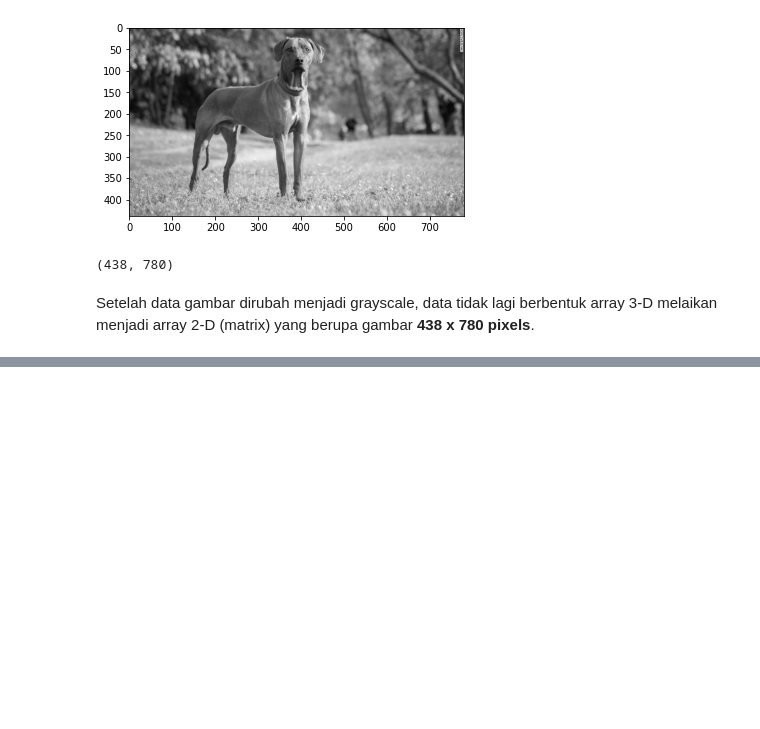
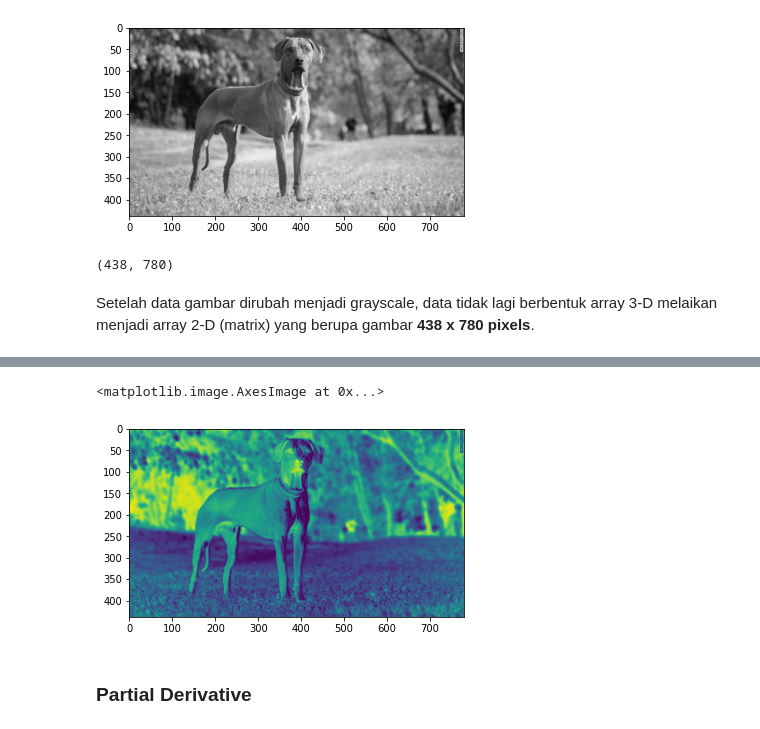
Before and after one commit to Penzragon/h8dsft_P0W2, a Jupyter notebook: script.ipynb, the cells around one changed output, grey strips where cells are left out. Saved outputs shown, nothing was run; the diff lists cells and outputs as text; code cells hidden in the pictures; blank space fills up the shorter version.

```diff
--- a/script.ipynb
+++ b/script.ipynb
@@ -134,0 +144,7 @@ Setelah data gambar dirubah menjadi grayscale, data tidak lagi berbentuk array 3
+# %%
+plt.imshow(Red @ ((-1)*np.eye(780)))
+# %% [output]
+<matplotlib.image.AxesImage at 0x...>
+[figure, added]
+# %% [markdown]
+### Partial Derivative
```
Also changed, not shown: parts of 15 cells of this notebook.
